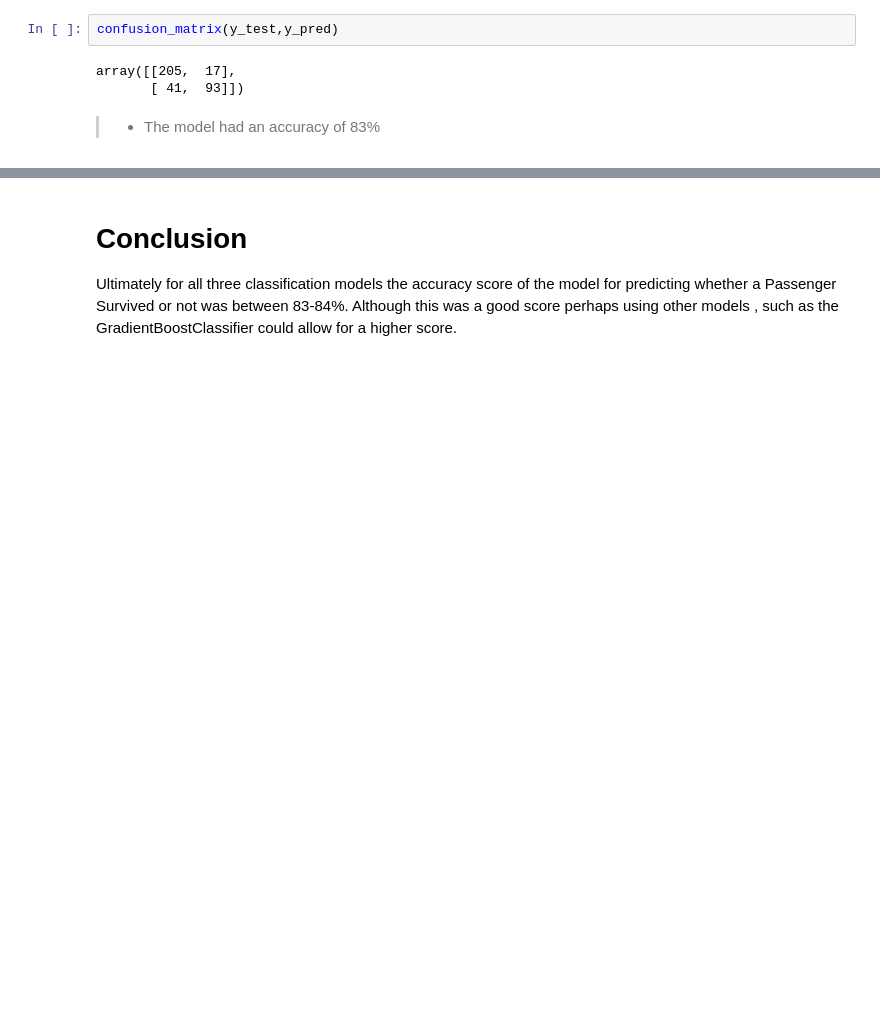
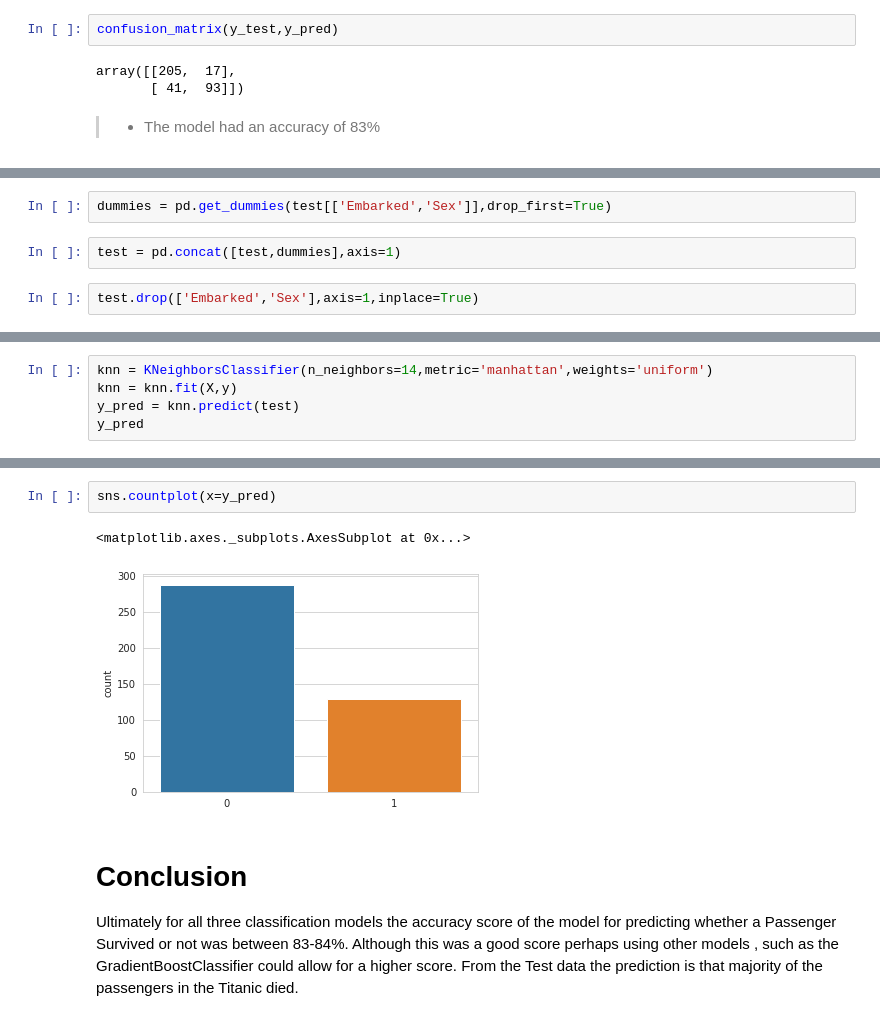
Before and after one commit to nyamskamau/Titanic-and-Spambase-datasets-analysis, a Jupyter notebook: KNearestNeighbors.ipynb, the cells around one changed output, grey strips where cells are left out. Saved outputs shown, nothing was run; the diff lists cells and outputs as text; blank space fills up the shorter version.

```diff
--- a/KNearestNeighbors.ipynb
+++ b/KNearestNeighbors.ipynb
@@ -551,0 +677,6 @@ array([[205,  17],
+# %%
+dummies = pd.get_dummies(test[['Embarked','Sex']],drop_first=True)
+# %%
+test = pd.concat([test,dummies],axis=1)
+# %%
+test.drop(['Embarked','Sex'],axis=1,inplace=True)
@@ -551,0 +694,5 @@ array([[205,  17],
+# %%
+knn = KNeighborsClassifier(n_neighbors=14,metric='manhattan',weights='uniform')
+knn = knn.fit(X,y)
+y_pred = knn.predict(test)
+y_pred
@@ -552,5 +719,11 @@ array([[205,  17],
+# %%
+sns.countplot(x=y_pred)
+# %% [output]
+<matplotlib.axes._subplots.AxesSubplot at 0x...>
+[figure, added]
 # %% [markdown]
 # Conclusion
 
 Ultimately for all three classification models the accuracy score of the model for predicting whether a Passenger Survived or not was between 83-84%.
 Although this was a good score perhaps using other models ,  such as the GradientBoostClassifier could allow for a higher score.
+From the Test data the prediction is that majority of the passengers in the Titanic died.
```
Also changed, not shown: parts of 27 cells of this notebook.
